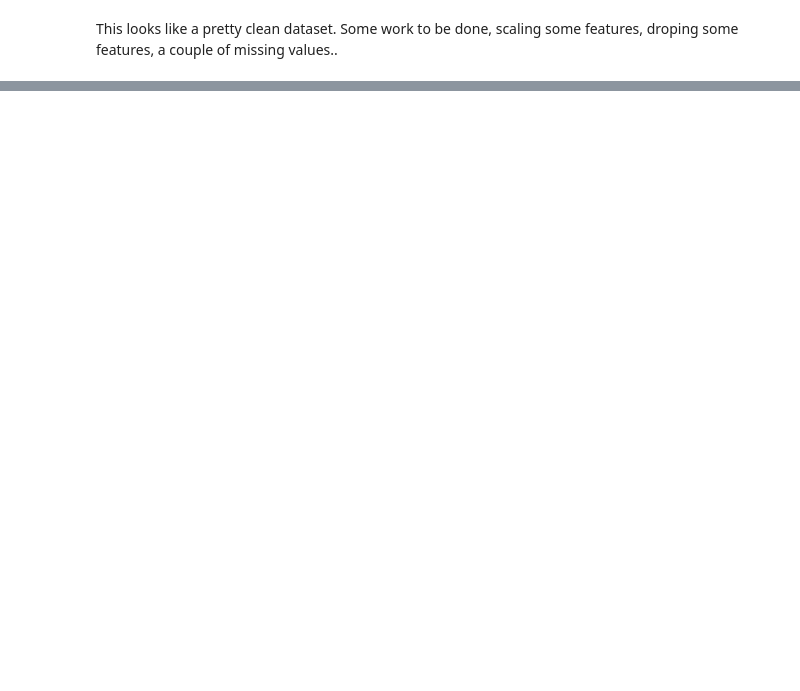
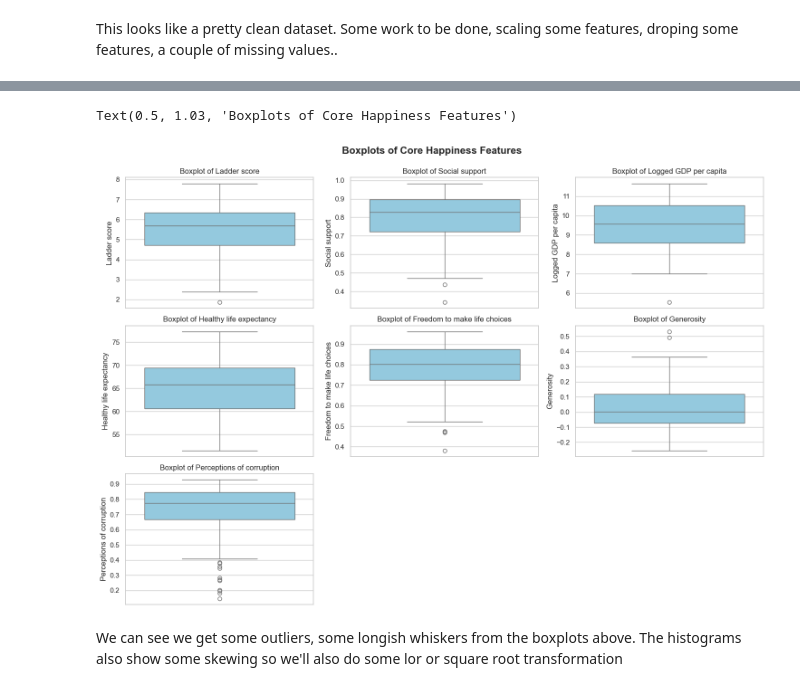
Before and after one commit to ionesh79/world-happiness, a Jupyter notebook: World Happiness Cluster.ipynb, the cells around one changed output, grey strips where cells are left out. Saved outputs shown, nothing was run; the diff lists cells and outputs as text; code cells hidden in the pictures; blank space fills up the shorter version.

```diff
--- a/World Happiness Cluster.ipynb
+++ b/World Happiness Cluster.ipynb
@@ -133,0 +204,16 @@ This looks like a pretty clean dataset. Some work to be done, scaling some featu
+# %%
+sns.set(style='whitegrid')
+plt.figure(figsize=(15, 10))
+# loop through each feature and make a boxplot
+for i, feature in enumerate(df_work_clean, 1):
+    plt.subplot(3, 3, i)
+    sns.boxplot(y=df_work_clean[feature], color='skyblue')
+    plt.title(f'Boxplot of {feature}')
+    plt.tight_layout()
+
+plt.suptitle('Boxplots of Core Happiness Features', fontsize=16, fontweight='bold', y=1.03)
+# %% [output]
+Text(0.5, 1.03, 'Boxplots of Core Happiness Features')
+[figure, added]
+# %% [markdown]
+We can see we get some outliers, some longish whiskers from the boxplots above. The histograms also show some skewing so we'll also do some lor or square root transformation
```
Also changed, not shown: parts of 7 cells of this notebook.
